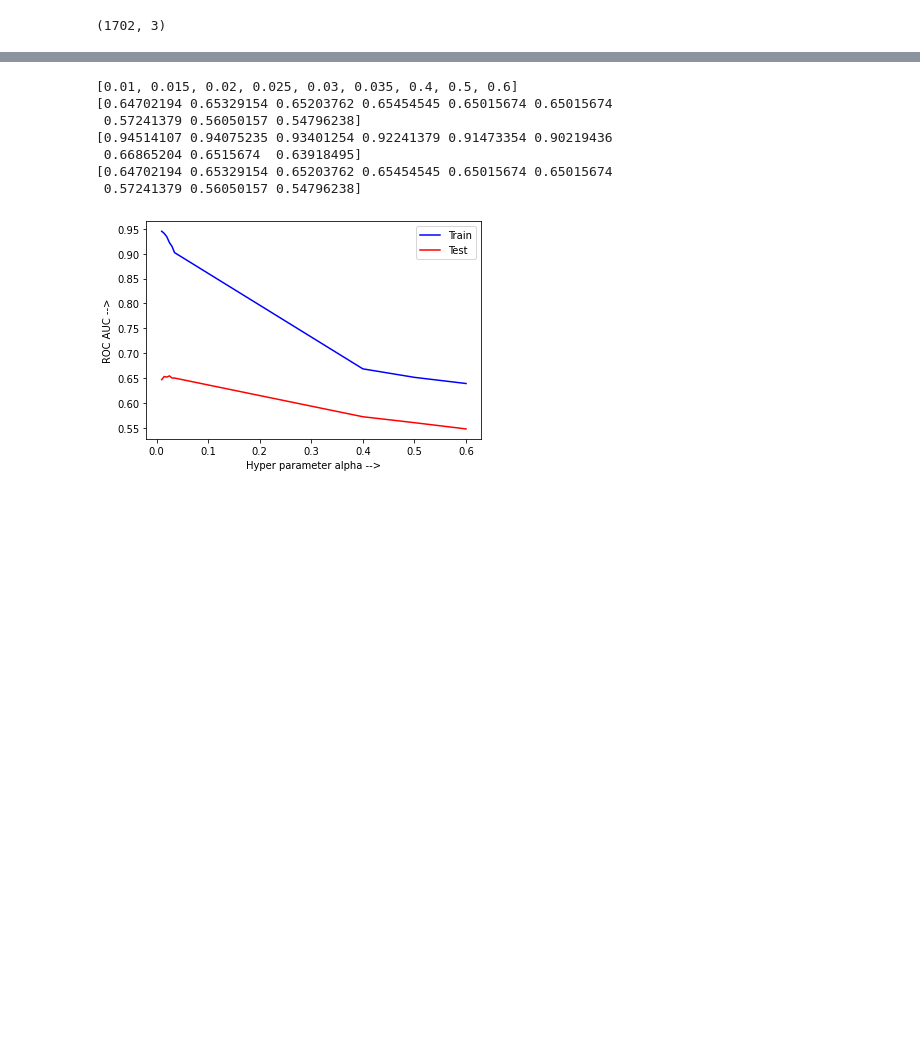
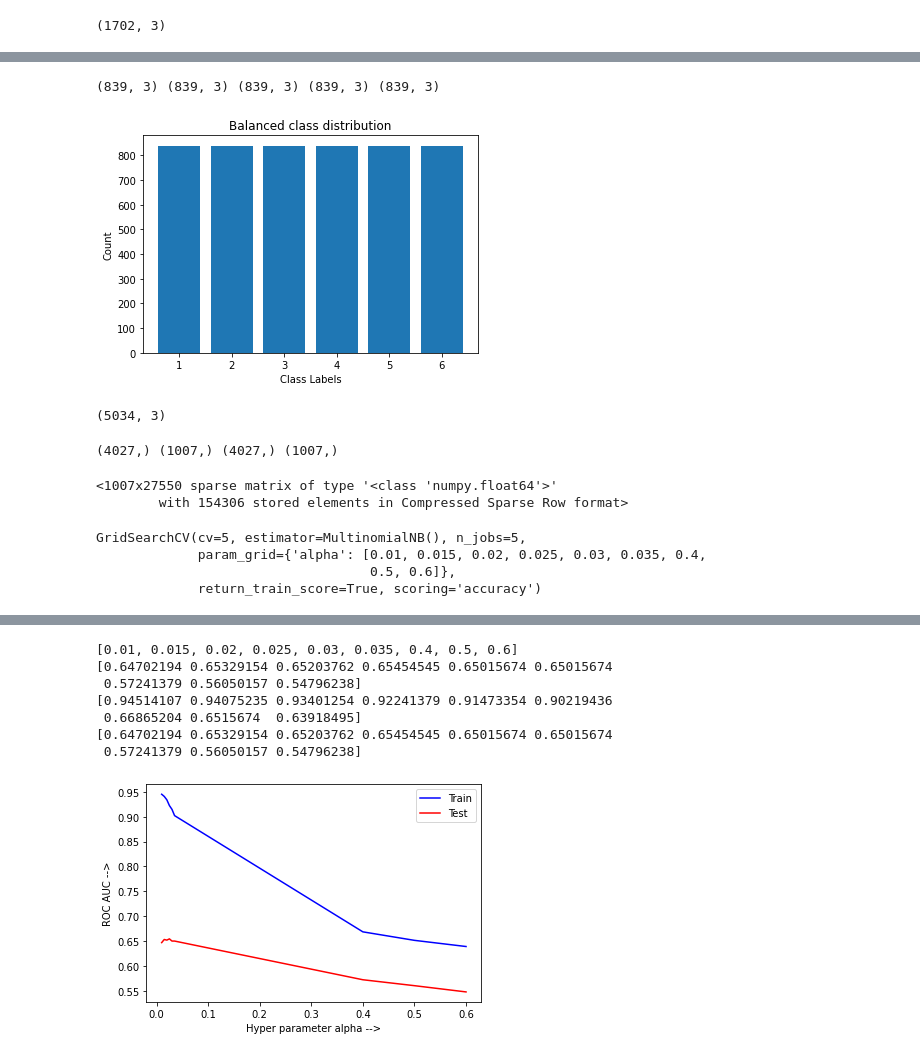
Before and after one commit to srinivas2234/VLabd_Assignment, a Jupyter notebook: Email_classification_Vlabs.ipynb, the cells around one changed output, grey strips where cells are left out. Saved outputs shown, nothing was run; the diff lists cells and outputs as text; code cells hidden in the pictures; blank space fills up the shorter version.

```diff
--- a/Email_classification_Vlabs.ipynb
+++ b/Email_classification_Vlabs.ipynb
@@ -397,0 +431,25 @@ Updated_dataset.shape
+# %%
+from sklearn.utils import resample
+class_2_sampling = resample(class_2,replace=True,n_samples=len(class_1))
+class_3_sampling = resample(class_3,replace=True,n_samples=len(class_1))
+class_4_sampling = resample(class_4,replace=True,n_samples=len(class_1))
+class_5_sampling = resample(class_5,replace=True,n_samples=len(class_1))
+class_6_sampling = resample(class_6,replace=True,n_samples=len(class_1))
+# %%
+print(class_2_sampling.shape,class_3_sampling.shape,class_4_sampling.shape,class_5_sampling.shape,class_6_sampling.shape)
+x = np.array(["1", "2","3","4","5","6"])
+y = np.array([class_1.shape[0],class_2_sampling.shape[0],class_3_sampling.shape[0],class_4_sampling.shape[0],class_5_sampling.shape[0],class_6_sampling.shape[0]])
+plt.bar(x,y)
+plt.xlabel("Class Labels")
+plt.ylabel("Count")
+plt.title("Balanced class distribution")
+plt.show()
+# %% [output]
+(839, 3) (839, 3) (839, 3) (839, 3) (839, 3)
+[figure, added]
+# %%
+data_upsampled = pd.concat([class_1,class_2_sampling,class_3_sampling,class_4_sampling,class_5_sampling,class_6_sampling])
+
+data_upsampled.shape
+# %% [output]
+(5034, 3)
@@ -397,0 +464,4 @@ Updated_dataset.shape
+# %%
+print(X_train.shape, X_test.shape, y_train.shape, y_test.shape)
+# %% [output]
+(4027,) (1007,) (4027,) (1007,)
@@ -397,0 +475,5 @@ Updated_dataset.shape
+# %%
+Tfidf_test
+# %% [output]
+<1007x27550 sparse matrix of type '<class 'numpy.float64'>'
+        with 154306 stored elements in Compressed Sparse Row format>
@@ -397,0 +484,7 @@ Updated_dataset.shape
+# %%
+gs.fit(Tfidf_train,y_train)
+# %% [output]
+GridSearchCV(cv=5, estimator=MultinomialNB(), n_jobs=5,
+             param_grid={'alpha': [0.01, 0.015, 0.02, 0.025, 0.03, 0.035, 0.4,
+                                   0.5, 0.6]},
+             return_train_score=True, scoring='accuracy')
```
Also changed, not shown: parts of 37 cells of this notebook.
